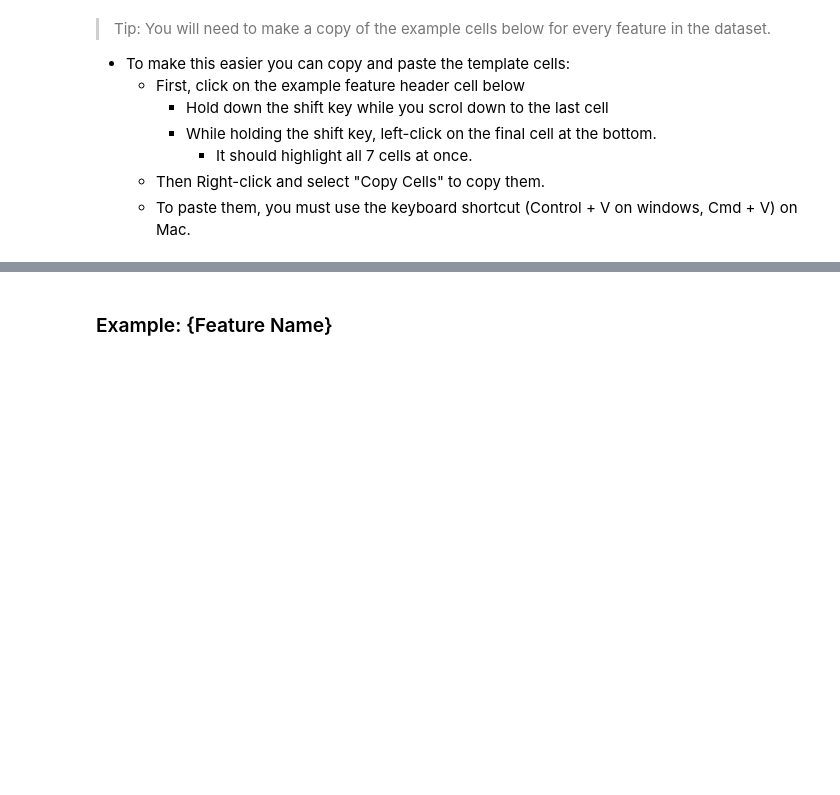
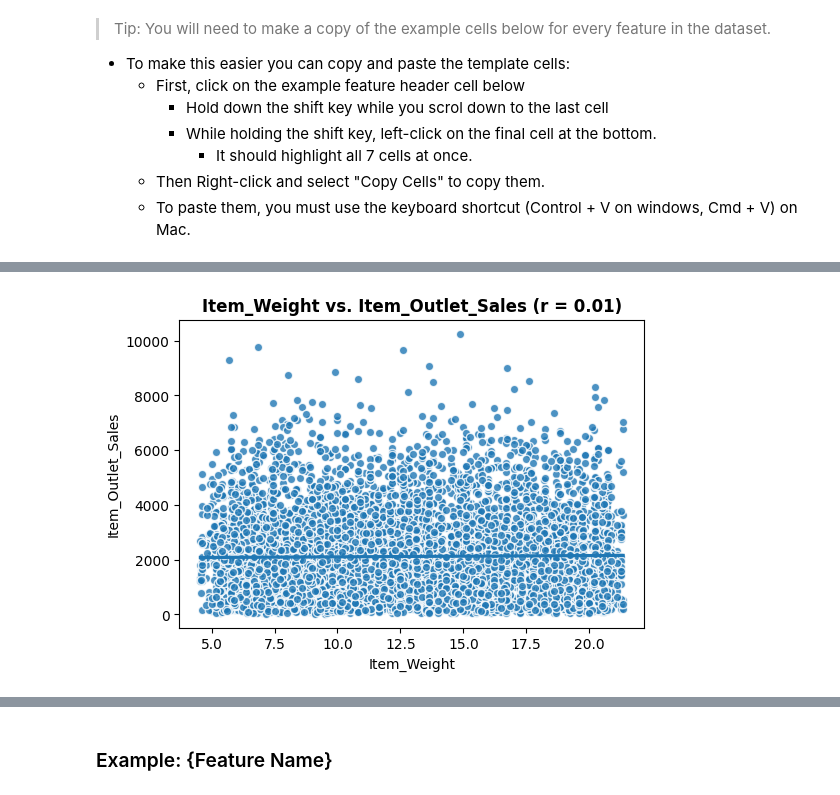
Before and after one commit to codemishka/Prediction-of-Product-Sales, a Jupyter notebook: STARTER_Feature_Inspection.ipynb, the cells around one changed output, grey strips where cells are left out. Saved outputs shown, nothing was run; the diff lists cells and outputs as text; code cells hidden in the pictures; blank space fills up the shorter version.

```diff
--- a/STARTER_Feature_Inspection.ipynb
+++ b/STARTER_Feature_Inspection.ipynb
@@ -548,0 +591,5 @@ temp_df[x] = temp_df[x].fillna(placeholder)
+# %%
+# Run the appropriate feature vs. target function (based on dtype)
+plot_numeric_vs_target(df,feature, 'Item_Outlet_Sales');
+# %% [output]
+[figure, added]
```
Also changed, not shown: parts of 98 cells of this notebook.
